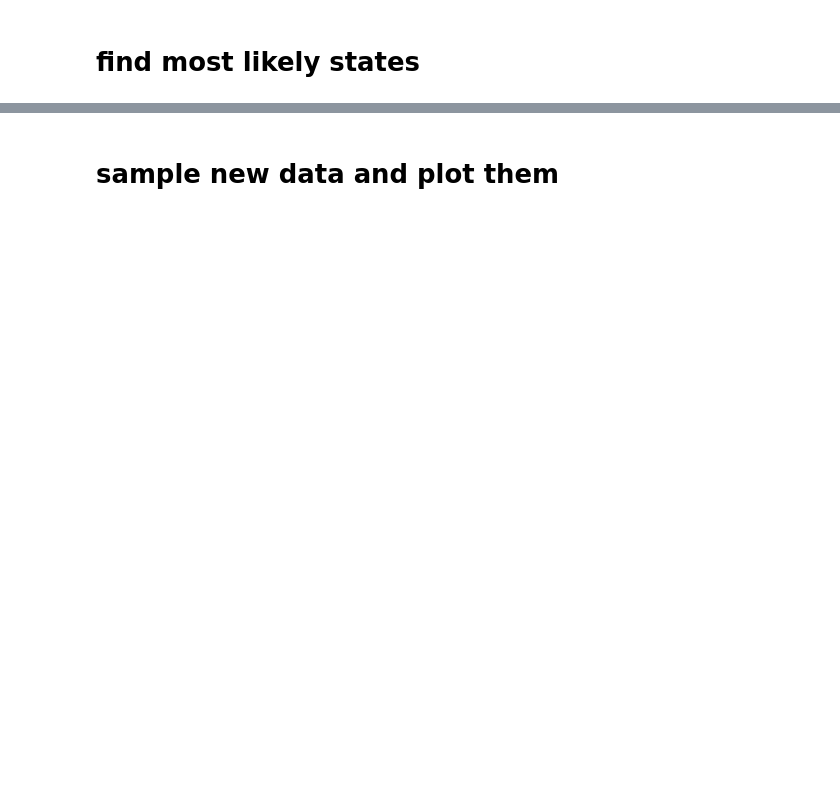
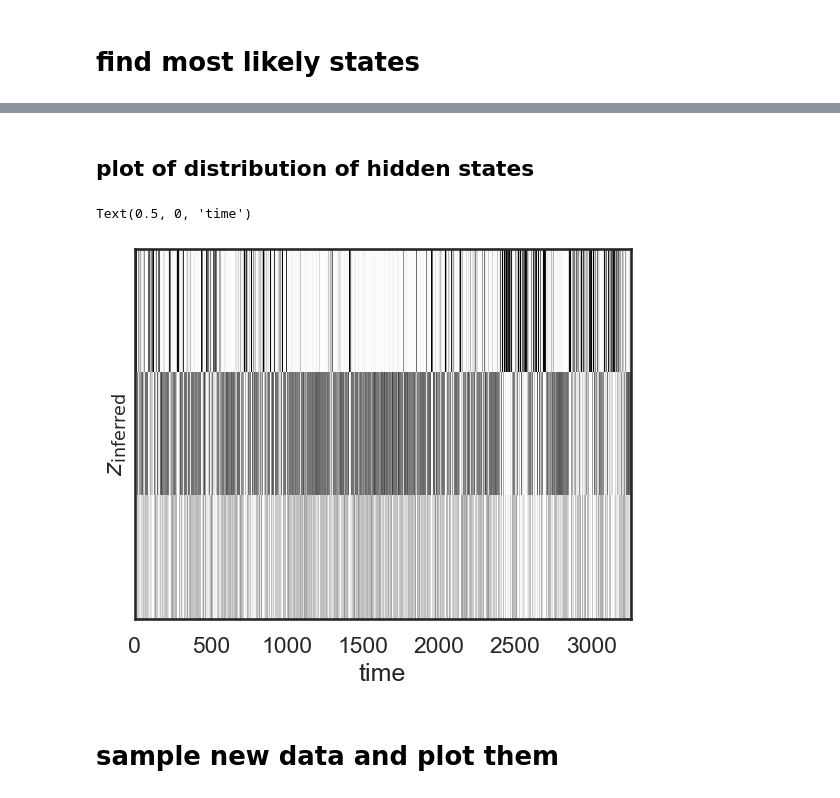
Before and after one commit to mzampar/PML_ARHMM, a Jupyter notebook: financial_analysis.ipynb, the cells around one changed output, grey strips where cells are left out. Cells and saved outputs as stored; diff of their text form; code cells hidden in the pictures; blank space fills up the shorter version.

```diff
--- a/financial_analysis.ipynb
+++ b/financial_analysis.ipynb
@@ -129,3 +144,15 @@ most_likely_states = arhmm.most_likely_states(fitted_params, emissions, inputs=i
+# %% [markdown]
+## plot of distribution of hidden states
+# %%
+plot_slice = (0, time_bins)
+plt.imshow(posterior.smoothed_probs.T, aspect="auto", interpolation="none", cmap="Greys", vmin=0, vmax=1)
+plt.xlim(plot_slice)
+plt.ylabel("$z_{\\mathrm{inferred}}$")
+plt.yticks([])
+plt.xlabel("time")
+# %% [output]
+Text(0.5, 0, 'time')
+[figure, added]
 # %% [markdown]
 # sample new data and plot them
 # %%
```
Also changed, not shown: parts of 11 cells of this notebook, 1 other file.
